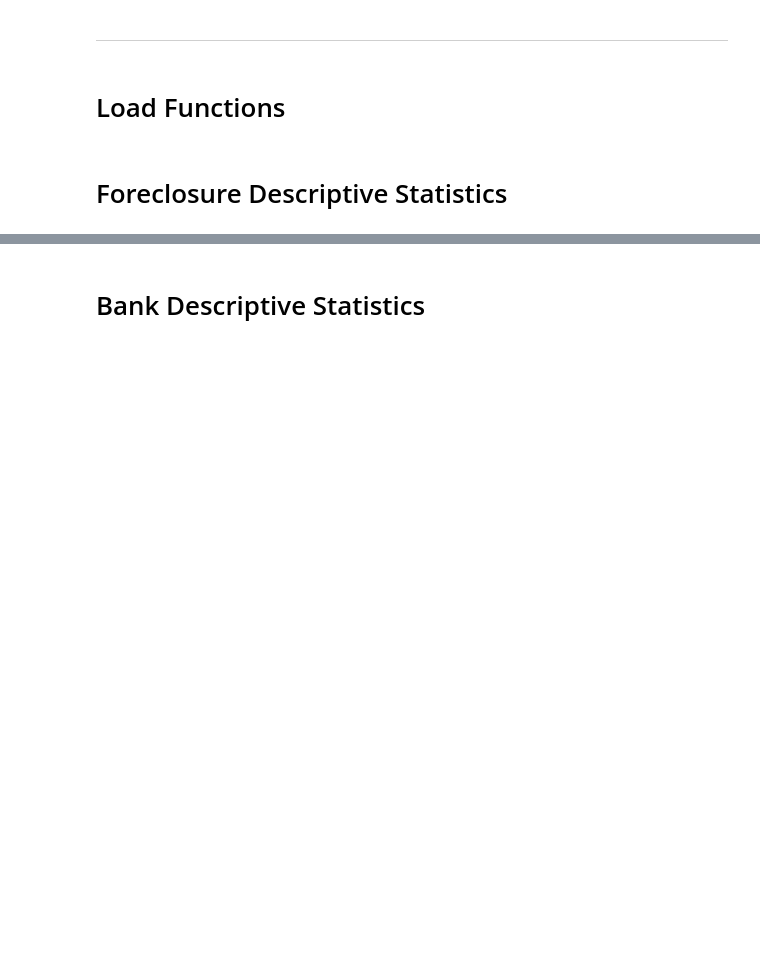
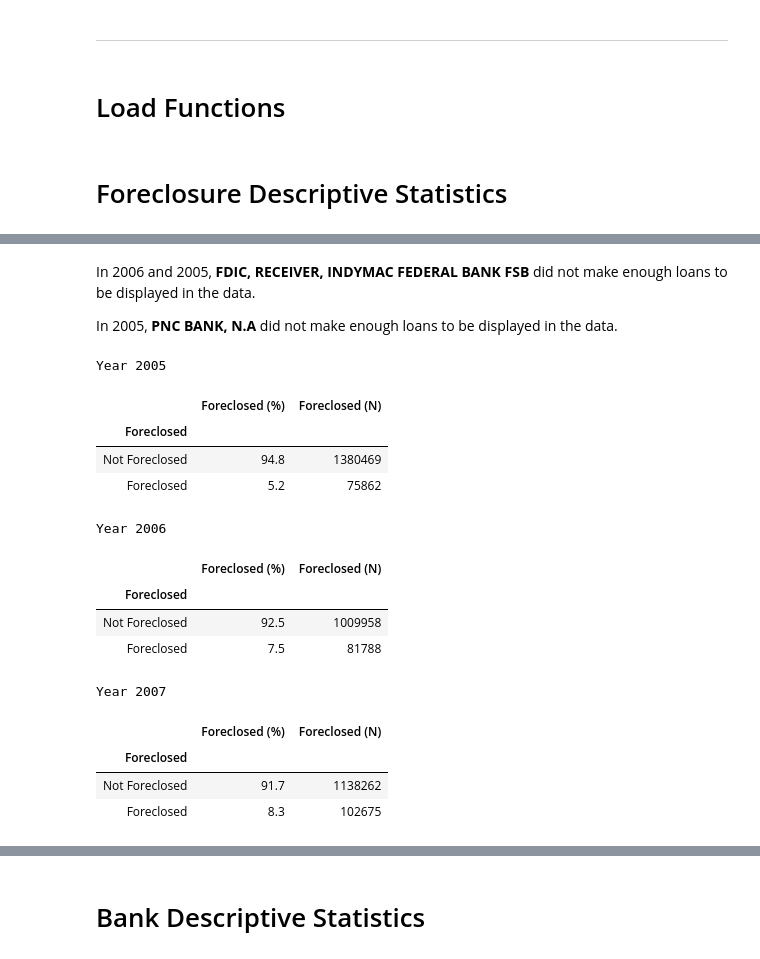
Before and after one commit to Siebelm/Home, a Jupyter notebook: Fannie_Mae/Scripts/Data_Mining.ipynb, the cells around one changed output, grey strips where cells are left out. Cells and saved outputs as stored; diff of their text form; code cells hidden in the pictures; blank space fills up the shorter version.

```diff
--- a/Fannie_Mae/Scripts/Data_Mining.ipynb
+++ b/Fannie_Mae/Scripts/Data_Mining.ipynb
@@ -66,0 +93,31 @@ Foreclosed
+# %% [markdown]
+In 2006 and 2005, **FDIC, RECEIVER, INDYMAC FEDERAL BANK FSB** did not make enough loans to be displayed in the data.
+
+In 2005, **PNC BANK, N.A** did not make enough loans to be displayed in the data.
+# %%
+print('Year 2005')
+display(Foreclosure_Data(df = df, subset = "df['File Year']=='2005'").iloc[:,:2])
+print('\n')
+
+print('Year 2006')
+display(Foreclosure_Data(df = df, subset = "df['File Year']=='2006'").iloc[:,:2])
+print('\n')
+
+print('Year 2007')
+display(Foreclosure_Data(df = df, subset = "df['File Year']=='2007'").iloc[:,:2])
+# %% [output]
+Year 2005
+|  | Foreclosed (%) | Foreclosed (N) |
+| Foreclosed |  |  |
+| Not Foreclosed | 94.8 | 1380469 |
+| Foreclosed | 5.2 | 75862 |
+Year 2006
+|  | Foreclosed (%) | Foreclosed (N) |
+| Foreclosed |  |  |
+| Not Foreclosed | 92.5 | 1009958 |
+| Foreclosed | 7.5 | 81788 |
+Year 2007
+|  | Foreclosed (%) | Foreclosed (N) |
+| Foreclosed |  |  |
+| Not Foreclosed | 91.7 | 1138262 |
+| Foreclosed | 8.3 | 102675 |
```
Also changed, not shown: parts of 42 cells of this notebook, 5 other files.
